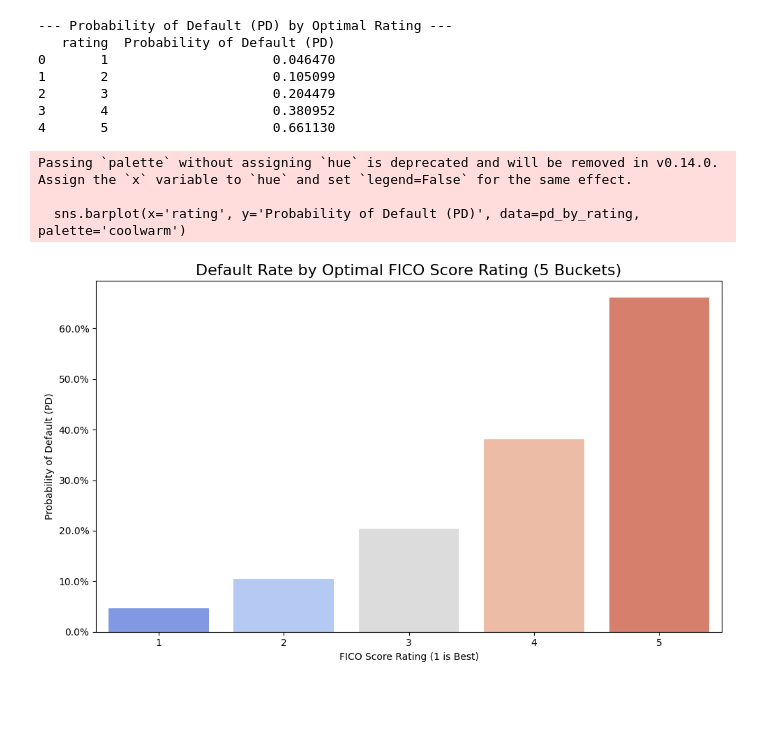
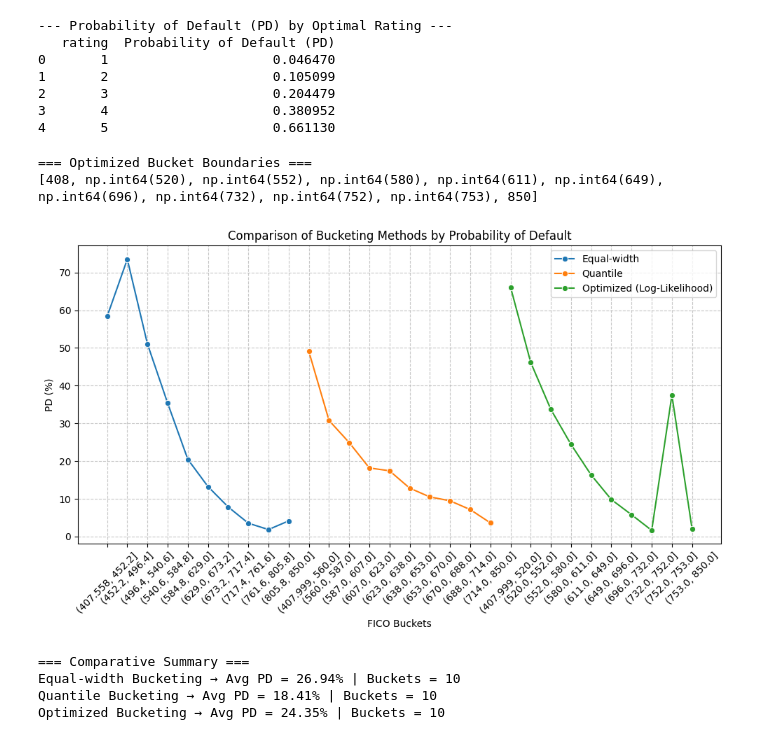
Before and after one commit to sandeeps2004/JPM-QuantResearch-Virtual-Task-4, a Jupyter notebook: bucket__FICO_scores.ipynb, the cells around one changed output. Drawn from its saved outputs; the diff is of its cells as text; code cells hidden in the pictures; blank space fills up the shorter version.

```diff
--- a/bucket__FICO_scores.ipynb
+++ b/bucket__FICO_scores.ipynb
@@ -83,3 +45,16 @@ df['rating'] = df['fico_score'].apply(create_rating_map)
+# %%
+NUM_BUCKETS = 10
+df["bucket_equal"] = pd.cut(df["fico_score"], bins=NUM_BUCKETS)
+
+equal_df = df.copy()
+equal_df["fico_bucket"] = equal_df["bucket_equal"]
+equal_summary = calculate_pd_buckets(equal_df)
+# %%
+df["bucket_quantile"] = pd.qcut(df["fico_score"], q=NUM_BUCKETS, duplicates="drop")
+
+quant_df = df.copy()
+quant_df["fico_bucket"] = quant_df["bucket_quantile"]
+quant_summary = calculate_pd_buckets(quant_df)
 # %%
 # Calculate the Probability of Default (PD) for each rating.
 pd_by_rating = df.groupby('rating')['default'].mean().reset_index()
@@ -95,18 +70,3 @@ print(pd_by_rating.sort_values('rating'))
 2       3                     0.204479
 3       4                     0.380952
 4       5                     0.661130
-# %%
-# Visualize the PD for each rating
-plt.figure(figsize=(10, 6))
-sns.barplot(x='rating', y='Probability of Default (PD)', data=pd_by_rating, palette='coolwarm')
-plt.title(f'Default Rate by Optimal FICO Score Rating ({NUM_BUCKETS} Buckets)', fontsize=16)
-plt.ylabel('Probability of Default (PD)')
-plt.xlabel('FICO Score Rating (1 is Best)')
-plt.gca().yaxis.set_major_formatter(plt.FuncFormatter('{:.1%}'.format))
-plt.tight_layout()
-plt.show()
-# %% [output]
-Passing `palette` without assigning `hue` is deprecated and will be removed in v0.14.0. Assign the `x` variable to `hue` and set `legend=False` for the same effect.
-
-  sns.barplot(x='rating', y='Probability of Default (PD)', data=pd_by_rating, palette='coolwarm')
-[figure, removed]
@@ -112,0 +137,46 @@ Passing `palette` without assigning `hue` is deprecated and will be removed in v
+# %%
+# Run optimization
+fico_list = df["fico_score"].astype(int).tolist()
+default_list = df["default"].astype(int).tolist()
+boundaries = optimize_buckets(fico_list, default_list, r=10)
+
+print("\n=== Optimized Bucket Boundaries ===")
+print(boundaries)
+# %% [output]
+=== Optimized Bucket Boundaries ===
+[408, np.int64(520), np.int64(552), np.int64(580), np.int64(611), np.int64(649), np.int64(696), np.int64(732), np.int64(752), np.int64(753), 850]
+# %%
+# Assign each FICO score to optimized bucket
+df["bucket_optimal"] = pd.cut(df["fico_score"], bins=boundaries, include_lowest=True)
+opt_df = df.copy()
+opt_df["fico_bucket"] = opt_df["bucket_optimal"]
+opt_summary = calculate_pd_buckets(opt_df)
+# %%
+equal_summary["fico_bucket"] = equal_summary["fico_bucket"].astype(str)
+quant_summary["fico_bucket"] = quant_summary["fico_bucket"].astype(str)
+opt_summary["fico_bucket"] = opt_summary["fico_bucket"].astype(str)
+
+plt.figure(figsize=(10, 6))
+sns.lineplot(data=equal_summary, x="fico_bucket", y="PD (%)", label="Equal-width", marker="o")
+sns.lineplot(data=quant_summary, x="fico_bucket", y="PD (%)", label="Quantile", marker="o")
+sns.lineplot(data=opt_summary, x="fico_bucket", y="PD (%)", label="Optimized (Log-Likelihood)", marker="o")
+plt.xticks(rotation=45)
+plt.title("Comparison of Bucketing Methods by Probability of Default")
+plt.xlabel("FICO Buckets")
+plt.ylabel("PD (%)")
+plt.legend()
+plt.grid(True, linestyle="--", alpha=0.7)
+plt.tight_layout()
+plt.show()
+# %% [output]
+[figure, added]
+# %%
+print("\n=== Comparative Summary ===")
+for name, summary in [("Equal-width", equal_summary), ("Quantile", quant_summary), ("Optimized", opt_summary)]:
+    avg_pd = summary["PD (%)"].mean()
+    print(f"{name} Bucketing → Avg PD = {avg_pd:.2f}% | Buckets = {len(summary)}")
+# %% [output]
+=== Comparative Summary ===
+Equal-width Bucketing → Avg PD = 26.94% | Buckets = 10
+Quantile Bucketing → Avg PD = 18.41% | Buckets = 10
+Optimized Bucketing → Avg PD = 24.35% | Buckets = 10
```
Also changed, not shown: parts of 9 cells of this notebook.
